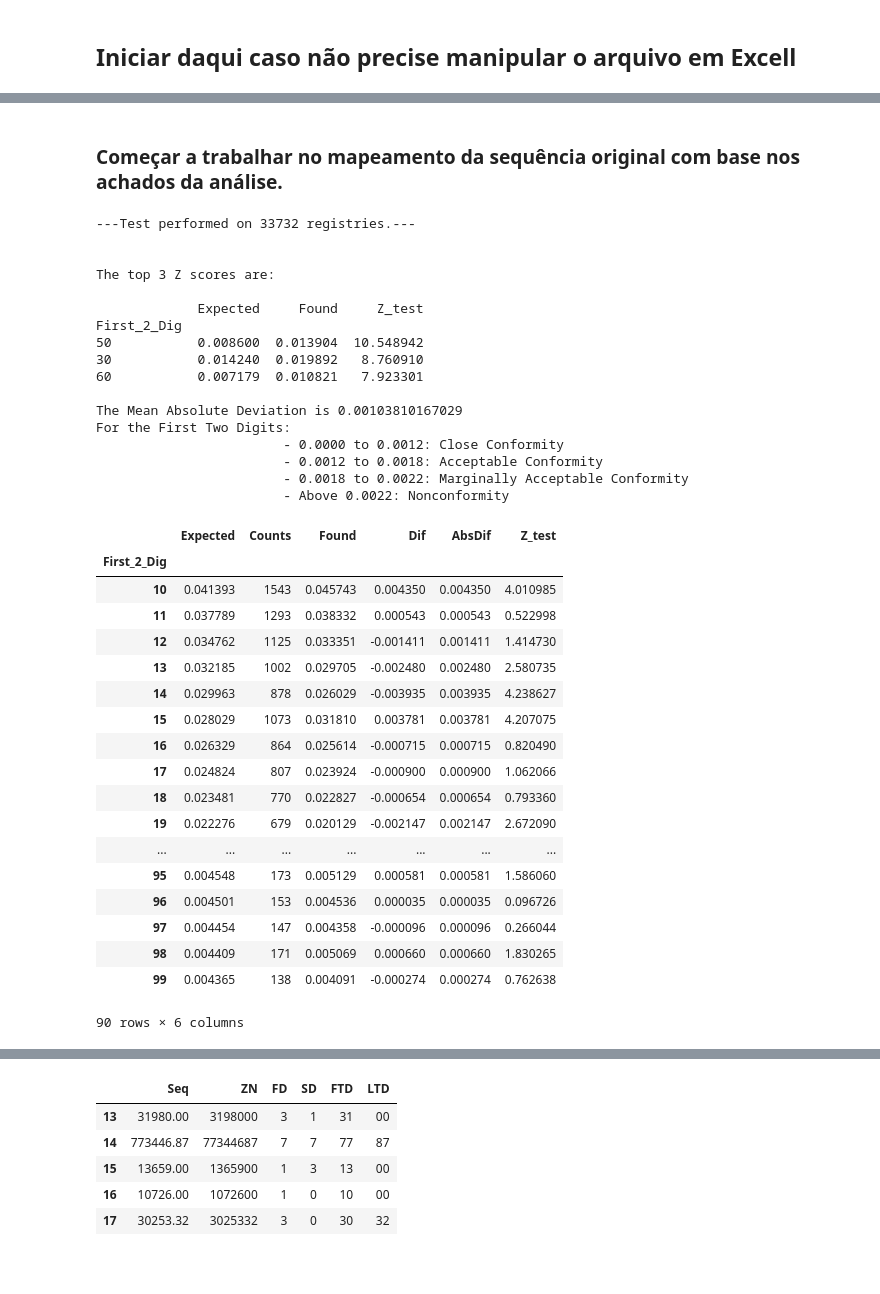
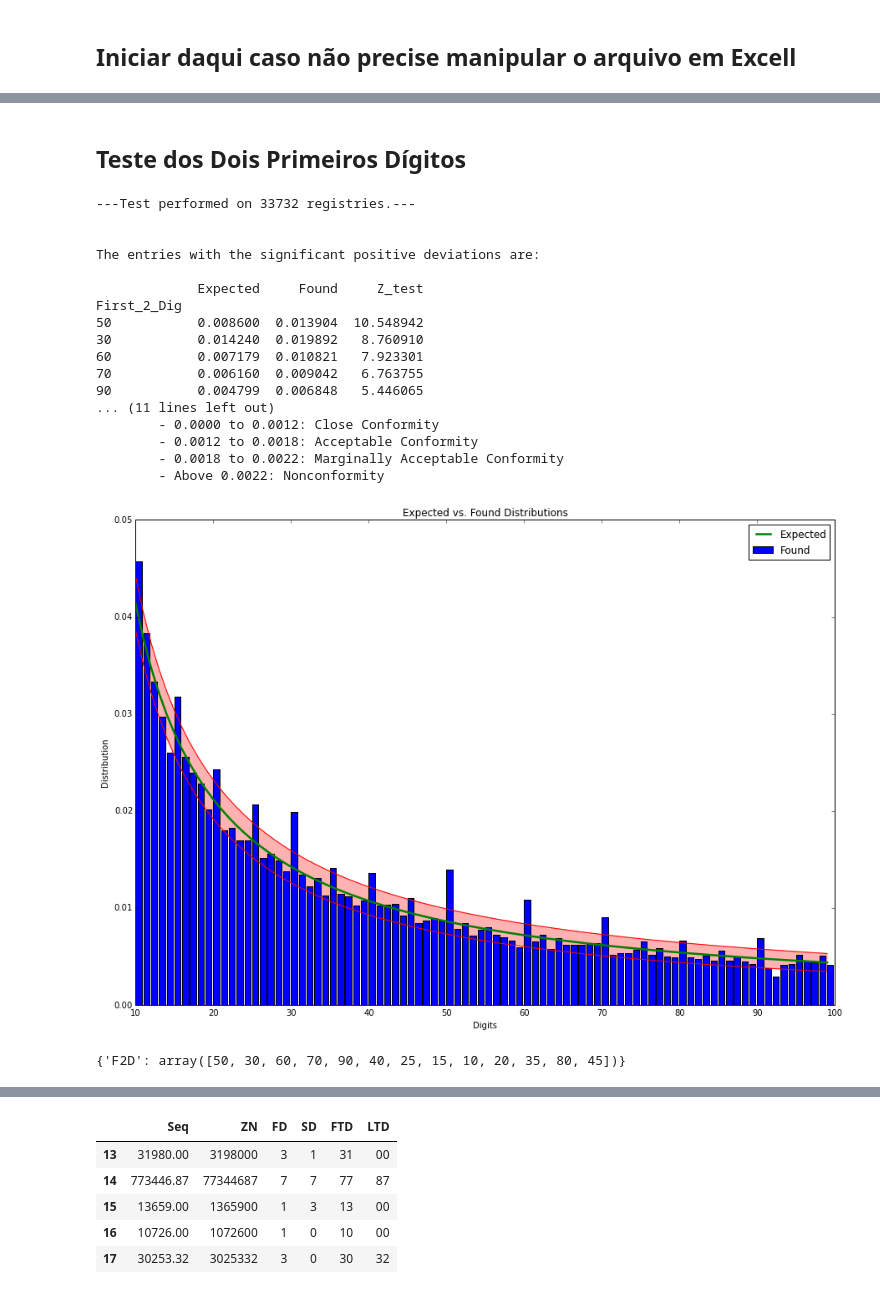
Before and after one commit to milcent/benford_py, a Jupyter notebook: Ben_OOP.ipynb, the cells around one changed output, grey strips where cells are left out. Saved outputs shown, nothing was run; the diff lists cells and outputs as text; code cells hidden in the pictures; blank space fills up the shorter version.

```diff
--- a/Ben_OOP.ipynb
+++ b/Ben_OOP.ipynb
@@ -284,42 +301,27 @@ b.head()
-# %% [markdown]
-###  Começar a trabalhar no mapeamento da sequência original com base nos achados da análise.
-# %%
-cc = b.firstDigits(2, top_Z=3,plot=False)
-cc
-# %% [output]
----Test performed on 33732 registries.---
-
-
-The top 3 Z scores are:
-
-             Expected     Found     Z_test
-First_2_Dig
-50           0.008600  0.013904  10.548942
-30           0.014240  0.019892   8.760910
-60           0.007179  0.010821   7.923301
-
-The Mean Absolute Deviation is 0.00103810167029
-For the First Two Digits:
-                        - 0.0000 to 0.0012: Close Conformity
-                        - 0.0012 to 0.0018: Acceptable Conformity
-                        - 0.0018 to 0.0022: Marginally Acceptable Conformity
-                        - Above 0.0022: Nonconformity
-|  | Expected | Counts | Found | Dif | AbsDif | Z_test |
-| First_2_Dig |  |  |  |  |  |  |
-| 10 | 0.041393 | 1543 | 0.045743 | 0.004350 | 0.004350 | 4.010985 |
-| 11 | 0.037789 | 1293 | 0.038332 | 0.000543 | 0.000543 | 0.522998 |
-| 12 | 0.034762 | 1125 | 0.033351 | -0.001411 | 0.001411 | 1.414730 |
-| 13 | 0.032185 | 1002 | 0.029705 | -0.002480 | 0.002480 | 2.580735 |
-| 14 | 0.029963 | 878 | 0.026029 | -0.003935 | 0.003935 | 4.238627 |
-| 15 | 0.028029 | 1073 | 0.031810 | 0.003781 | 0.003781 | 4.207075 |
-| 16 | 0.026329 | 864 | 0.025614 | -0.000715 | 0.000715 | 0.820490 |
-| 17 | 0.024824 | 807 | 0.023924 | -0.000900 | 0.000900 | 1.062066 |
-| 18 | 0.023481 | 770 | 0.022827 | -0.000654 | 0.000654 | 0.793360 |
-| 19 | 0.022276 | 679 | 0.020129 | -0.002147 | 0.002147 | 2.672090 |
-| ... | ... | ... | ... | ... | ... | ... |
-| 95 | 0.004548 | 173 | 0.005129 | 0.000581 | 0.000581 | 1.586060 |
-| 96 | 0.004501 | 153 | 0.004536 | 0.000035 | 0.000035 | 0.096726 |
-| 97 | 0.004454 | 147 | 0.004358 | -0.000096 | 0.000096 | 0.266044 |
-| 98 | 0.004409 | 171 | 0.005069 | 0.000660 | 0.000660 | 1.830265 |
-| 99 | 0.004365 | 138 | 0.004091 | -0.000274 | 0.000274 | 0.762638 |
-90 rows × 6 columns
+# %% [markdown]
+## Teste dos Dois Primeiros Dígitos
+# %%
+b.firstDigits(2, conf_level=99, show_high_Z ='pos')
+# %% [output]
+---Test performed on 33732 registries.---
+
+
+The entries with the significant positive deviations are:
+
+             Expected     Found     Z_test
+First_2_Dig
+50           0.008600  0.013904  10.548942
+30           0.014240  0.019892   8.760910
+60           0.007179  0.010821   7.923301
+70           0.006160  0.009042   6.763755
+90           0.004799  0.006848   5.446065
+... (11 lines left out)
+        - 0.0000 to 0.0012: Close Conformity
+        - 0.0012 to 0.0018: Acceptable Conformity
+        - 0.0018 to 0.0022: Marginally Acceptable Conformity
+        - Above 0.0022: Nonconformity
+[figure, added]
+# %%
+b.maps
+# %% [output]
+{'F2D': array([50, 30, 60, 70, 90, 40, 25, 15, 10, 20, 35, 80, 45])}
```
Also changed, not shown: parts of 30 cells of this notebook, 2 other files.
